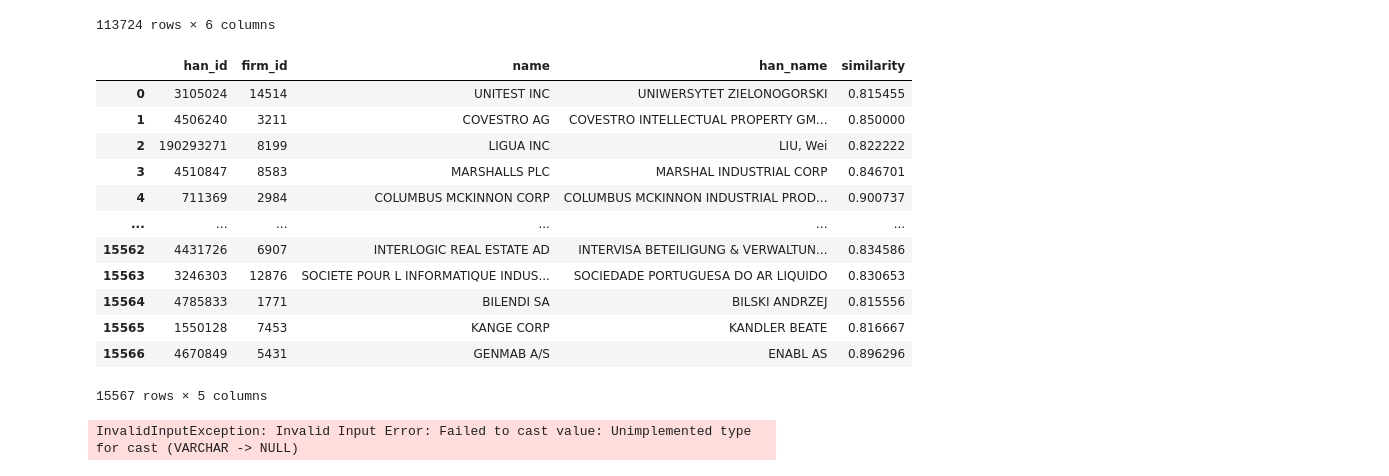
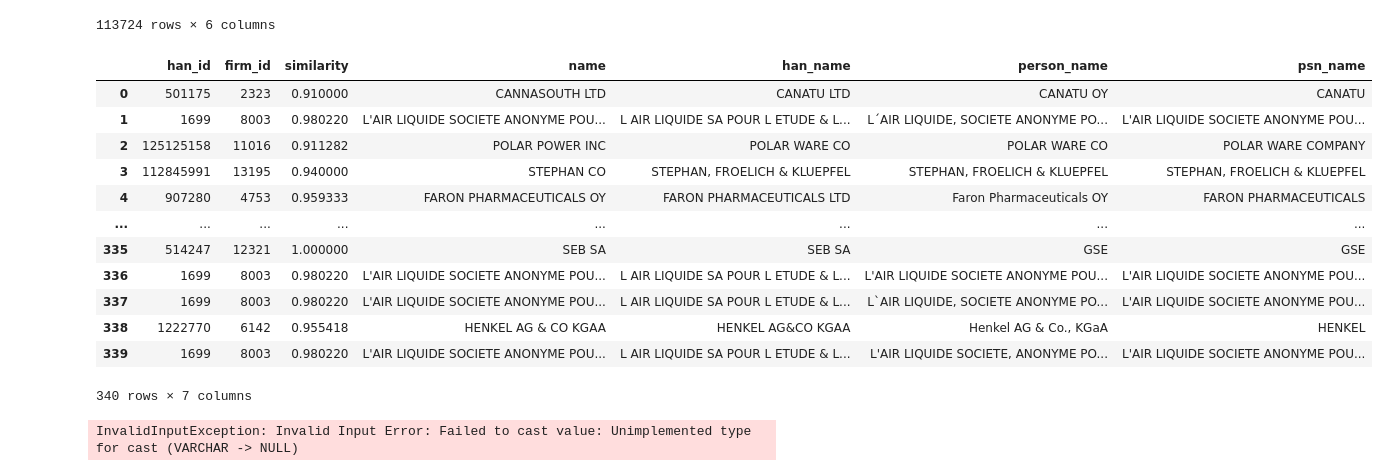
Before and after one commit to MarisLeander/patents_name_matching, a Jupyter notebook: notebooks/name_matching.ipynb, the cells around one changed output. Drawn from its saved outputs; the diff is of its cells as text; code cells hidden in the pictures.

```diff
--- a/notebooks/name_matching.ipynb
+++ b/notebooks/name_matching.ipynb
@@ -409,26 +428,26 @@ con.sql("SELECT * FROM patstat_data").fetchdf()
 113724 rows × 6 columns
 # %%
 sql = """
-    SELECT DISTINCT(han_id), firm_id, name, han_name, similarity FROM patstat_firm_match
+    SELECT DISTINCT(han_id), firm_id, similarity, name, han_name, person_name, psn_name FROM patstat_firm_match
     JOIN firm_names USING(firm_id)
     JOIN patstat_data USING(han_id)
-    WHERE similarity > 0.8
+    WHERE similarity > 0.9
     """
 con.execute(sql).fetchdf()
 # %% [output]
-|  | han_id | firm_id | name | han_name | similarity |
-| 0 | 3105024 | 14514 | UNITEST INC | UNIWERSYTET ZIELONOGORSKI | 0.815455 |
-| 1 | 4506240 | 3211 | COVESTRO AG | COVESTRO INTELLECTUAL PROPERTY GM... | 0.850000 |
-| 2 | 190293271 | 8199 | LIGUA INC | LIU, Wei | 0.822222 |
-| 3 | 4510847 | 8583 | MARSHALLS PLC | MARSHAL INDUSTRIAL CORP | 0.846701 |
-| 4 | 711369 | 2984 | COLUMBUS MCKINNON CORP | COLUMBUS MCKINNON INDUSTRIAL PROD... | 0.900737 |
-| ... | ... | ... | ... | ... | ... |
-| 15562 | 4431726 | 6907 | INTERLOGIC REAL ESTATE AD | INTERVISA BETEILIGUNG & VERWALTUN... | 0.834586 |
-| 15563 | 3246303 | 12876 | SOCIETE POUR L INFORMATIQUE INDUS... | SOCIEDADE PORTUGUESA DO AR LIQUIDO | 0.830653 |
-| 15564 | 4785833 | 1771 | BILENDI SA | BILSKI ANDRZEJ | 0.815556 |
-| 15565 | 1550128 | 7453 | KANGE CORP | KANDLER BEATE | 0.816667 |
-| 15566 | 4670849 | 5431 | GENMAB A/S | ENABL AS | 0.896296 |
+|  | han_id | firm_id | similarity | name | han_name | person_name | psn_name |
+| 0 | 501175 | 2323 | 0.910000 | CANNASOUTH LTD | CANATU LTD | CANATU OY | CANATU |
+| 1 | 1699 | 8003 | 0.980220 | L'AIR LIQUIDE SOCIETE ANONYME POU... | L AIR LIQUIDE SA POUR L ETUDE & L... | L´AIR LIQUIDE, SOCIETE ANONYME PO... | L'AIR LIQUIDE SOCIETE ANONYME POU... |
+| 2 | 125125158 | 11016 | 0.911282 | POLAR POWER INC | POLAR WARE CO | POLAR WARE CO | POLAR WARE COMPANY |
+| 3 | 112845991 | 13195 | 0.940000 | STEPHAN CO | STEPHAN, FROELICH & KLUEPFEL | STEPHAN, FROELICH & KLUEPFEL | STEPHAN, FROELICH & KLUEPFEL |
+| 4 | 907280 | 4753 | 0.959333 | FARON PHARMACEUTICALS OY | FARON PHARMACEUTICALS LTD | Faron Pharmaceuticals OY | FARON PHARMACEUTICALS |
+| ... | ... | ... | ... | ... | ... | ... | ... |
+| 335 | 514247 | 12321 | 1.000000 | SEB SA | SEB SA | GSE | GSE |
+| 336 | 1699 | 8003 | 0.980220 | L'AIR LIQUIDE SOCIETE ANONYME POU... | L AIR LIQUIDE SA POUR L ETUDE & L... | L'AIR LIQUIDE SOCIETE ANONYME POU... | L'AIR LIQUIDE SOCIETE ANONYME POU... |
+| 337 | 1699 | 8003 | 0.980220 | L'AIR LIQUIDE SOCIETE ANONYME POU... | L AIR LIQUIDE SA POUR L ETUDE & L... | L`AIR LIQUIDE, SOCIETE ANONYME PO... | L'AIR LIQUIDE SOCIETE ANONYME POU... |
+| 338 | 1222770 | 6142 | 0.955418 | HENKEL AG & CO KGAA | HENKEL AG&CO KGAA | Henkel AG & Co., KGaA | HENKEL |
+| 339 | 1699 | 8003 | 0.980220 | L'AIR LIQUIDE SOCIETE ANONYME POU... | L AIR LIQUIDE SA POUR L ETUDE & L... | L'AIR LIQUIDE SOCIETE, ANONYME PO... | L'AIR LIQUIDE SOCIETE ANONYME POU... |
-15567 rows × 5 columns
+340 rows × 7 columns
 # %%
 sql = """
     SELECT * FROM patstat_firm_match
```
Also changed, not shown: parts of 4 cells of this notebook.
